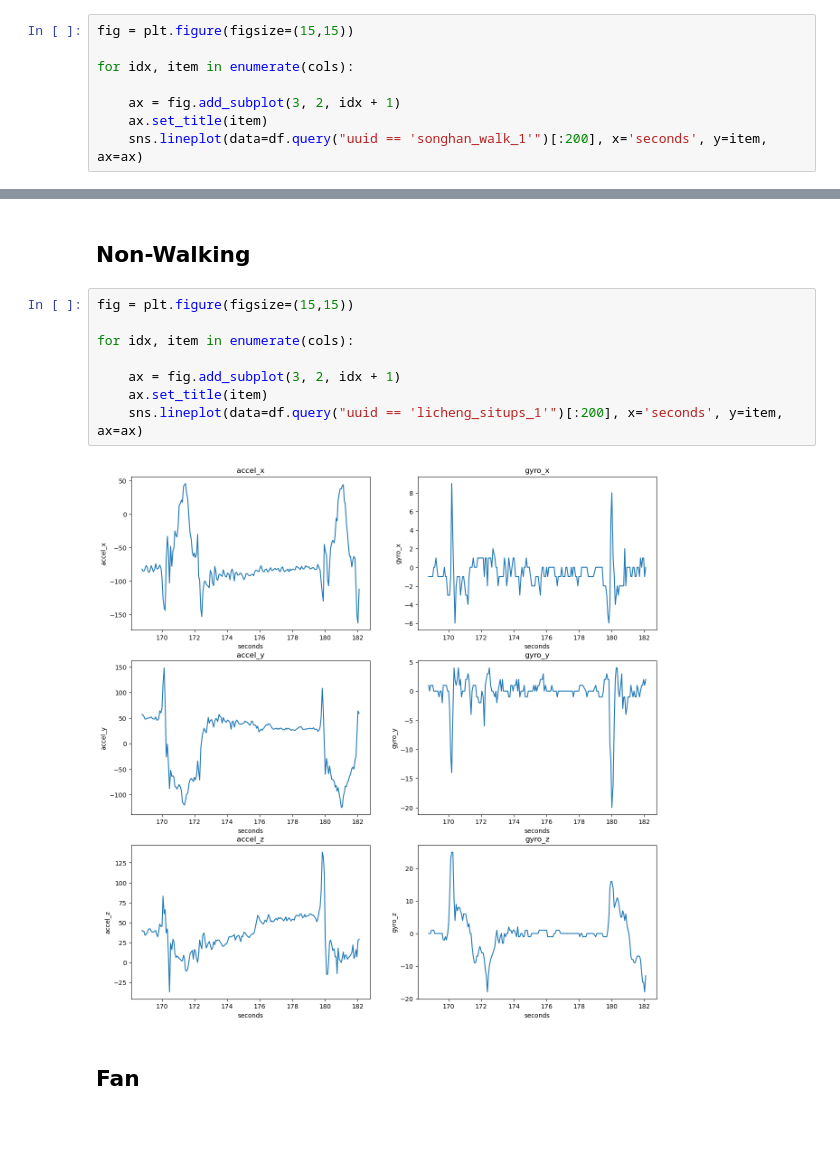
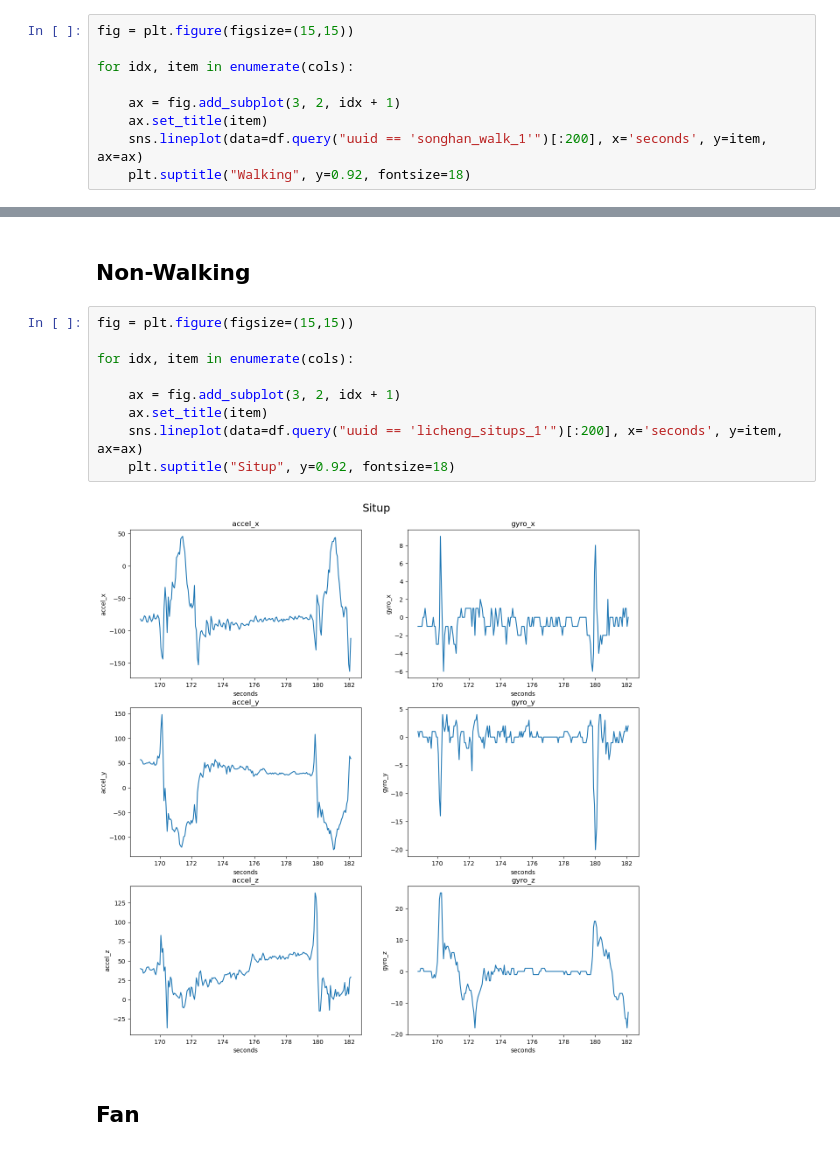
Before and after one commit to spencerkmarley/smu-is614-iot-step-tracker, a Jupyter notebook: notebooks/preprocessing.ipynb, the cells around one changed output, grey strips where cells are left out. Cells and saved outputs as stored; diff of their text form.

```diff
--- a/notebooks/preprocessing.ipynb
+++ b/notebooks/preprocessing.ipynb
@@ -70,4 +72,5 @@ for idx, item in enumerate(cols):
     ax = fig.add_subplot(3, 2, idx + 1)
     ax.set_title(item)
     sns.lineplot(data=df.query("uuid == 'songhan_walk_1'")[:200], x='seconds', y=item, ax=ax)
+    plt.suptitle("Walking", y=0.92, fontsize=18)
 # %% [output]
@@ -87,13 +90,14 @@ for idx, item in enumerate(cols):
 # %%
 fig = plt.figure(figsize=(15,15))
 
 for idx, item in enumerate(cols):
 
     ax = fig.add_subplot(3, 2, idx + 1)
     ax.set_title(item)
     sns.lineplot(data=df.query("uuid == 'licheng_situps_1'")[:200], x='seconds', y=item, ax=ax)
+    plt.suptitle("Situp", y=0.92, fontsize=18)
 # %% [output]
-[figure, old version]
+[figure, new version]
 # %% [markdown]
 ## Fan
 # %%
```
Also changed, not shown: parts of 10 cells of this notebook.
